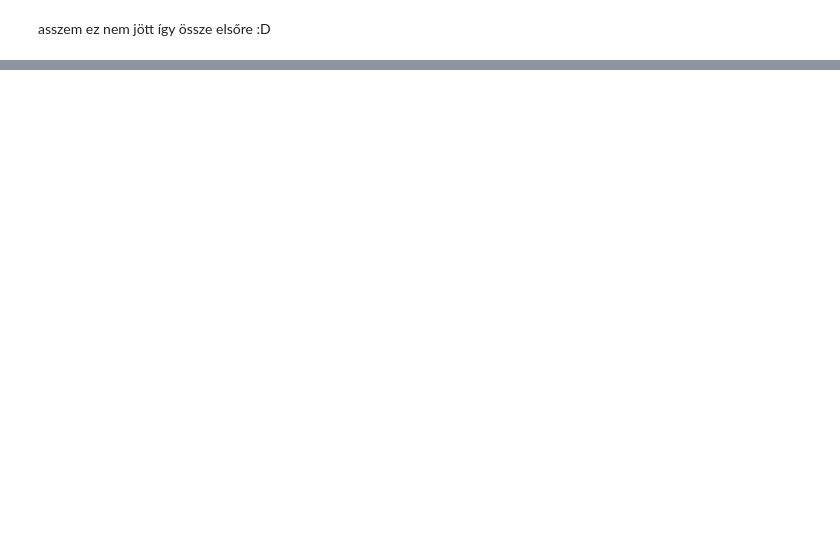
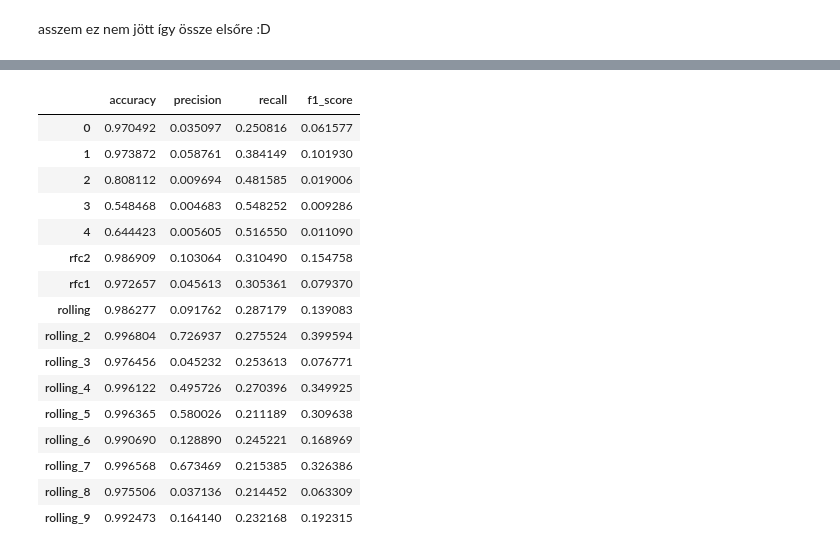
Before and after one commit to botondklenk/continual-fraud, a Jupyter notebook: notebooks/continual_rfc_states.ipynb, the cells around one changed output, grey strips where cells are left out. Cells and saved outputs as stored; diff of their text form; code cells hidden in the pictures; blank space fills up the shorter version.

Commit message:
Test RollingRF

```diff
--- a/notebooks/continual_rfc_states.ipynb
+++ b/notebooks/continual_rfc_states.ipynb
@@ -189,0 +201,33 @@ asszem ez nem jött így össze elsőre :D
+# %%
+y_pred = rfc1.predict(X_test)
+metrics = evaluate_model(y_test, y_pred)
+scores.loc['rfc1'] = metrics
+# %%
+X, y = loader.load_state_by_id(1)
+X = prep.transform(X)
+rfc2 = RandomForestClassifier(n_estimators=75, n_jobs=-1).fit(X, y)
+# %%
+y_pred = rfc2.predict(X_test)
+metrics = evaluate_model(y_test, y_pred)
+# %%
+scores.loc['rfc2'] = metrics
+# %%
+scores
+# %% [output]
+|  | accuracy | precision | recall | f1_score |
+| 0 | 0.970492 | 0.035097 | 0.250816 | 0.061577 |
+| 1 | 0.973872 | 0.058761 | 0.384149 | 0.101930 |
+| 2 | 0.808112 | 0.009694 | 0.481585 | 0.019006 |
+| 3 | 0.548468 | 0.004683 | 0.548252 | 0.009286 |
+| 4 | 0.644423 | 0.005605 | 0.516550 | 0.011090 |
+| rfc2 | 0.986909 | 0.103064 | 0.310490 | 0.154758 |
+| rfc1 | 0.972657 | 0.045613 | 0.305361 | 0.079370 |
+| rolling | 0.986277 | 0.091762 | 0.287179 | 0.139083 |
+| rolling_2 | 0.996804 | 0.726937 | 0.275524 | 0.399594 |
+| rolling_3 | 0.976456 | 0.045232 | 0.253613 | 0.076771 |
+| rolling_4 | 0.996122 | 0.495726 | 0.270396 | 0.349925 |
+| rolling_5 | 0.996365 | 0.580026 | 0.211189 | 0.309638 |
+| rolling_6 | 0.990690 | 0.128890 | 0.245221 | 0.168969 |
+| rolling_7 | 0.996568 | 0.673469 | 0.215385 | 0.326386 |
+| rolling_8 | 0.975506 | 0.037136 | 0.214452 | 0.063309 |
+| rolling_9 | 0.992473 | 0.164140 | 0.232168 | 0.192315 |
```
Also changed, not shown: parts of 20 cells of this notebook, 4 other files.
